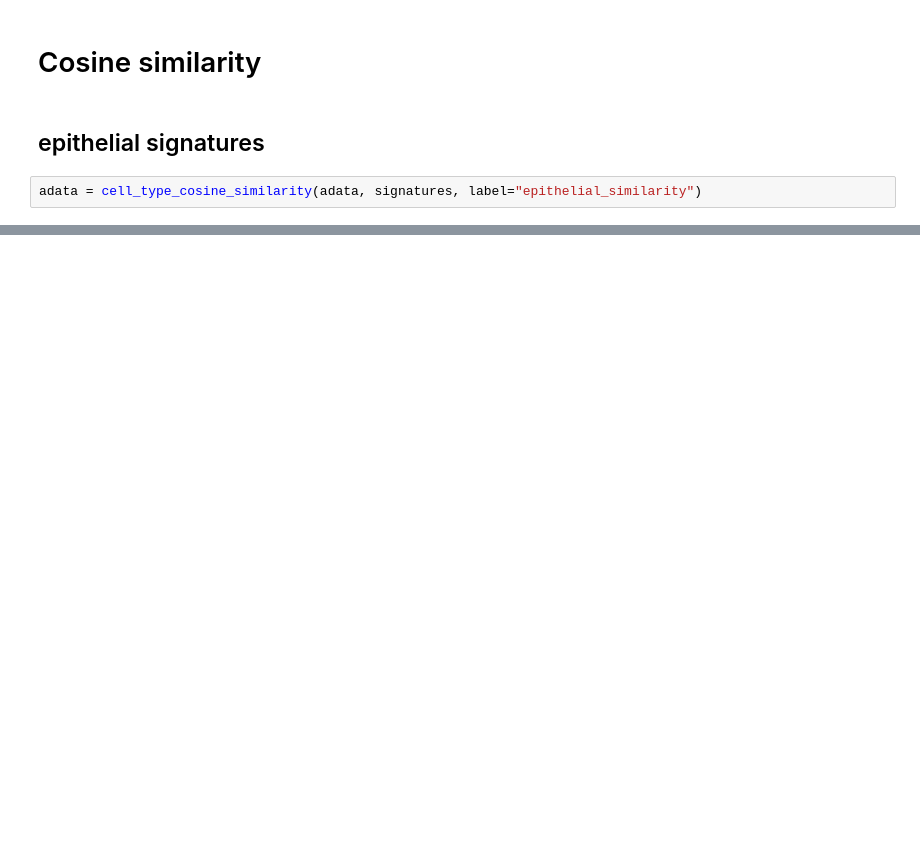
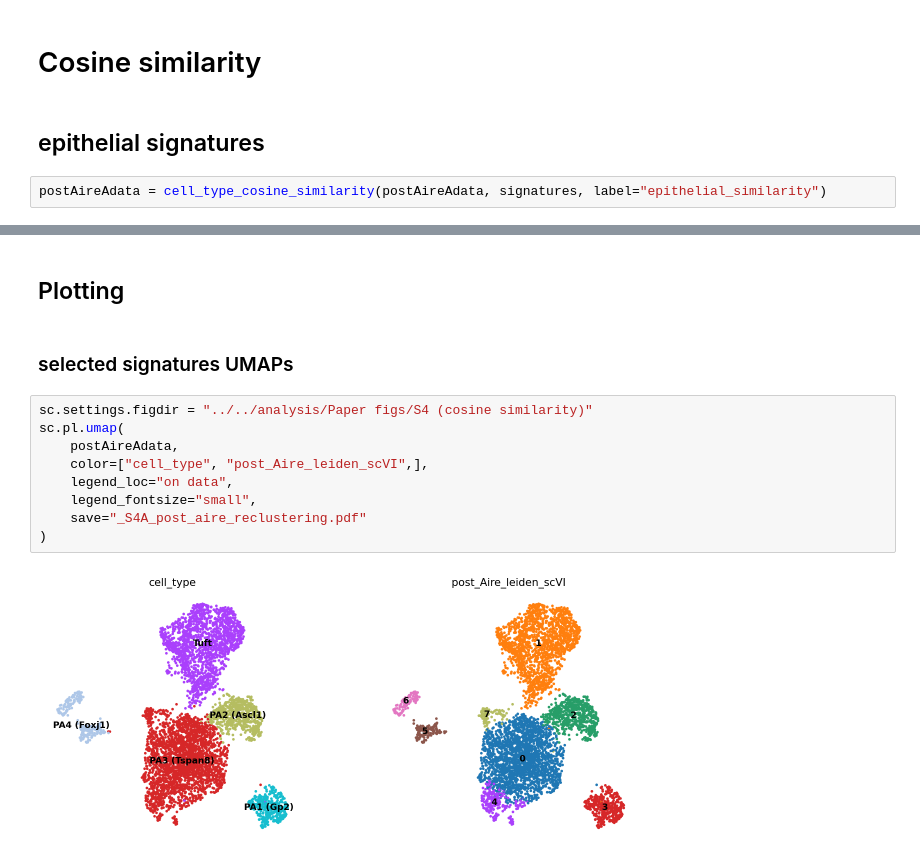
Before and after one commit to j-germino/M-cells, a Jupyter notebook: code/WT_AireKO_Fezf2_thymus/Cosine_similarity.ipynb, the cells around one changed output, grey strips where cells are left out. Drawn from its saved outputs; the diff is of its cells as text; blank space fills up the shorter version.

Commit message:
cosine similarity panels

```diff
--- a/code/WT_AireKO_Fezf2_thymus/Cosine_similarity.ipynb
+++ b/code/WT_AireKO_Fezf2_thymus/Cosine_similarity.ipynb
@@ -97,5 +143,5 @@ def cell_type_cosine_similarity(adata, signatures, scale=True, label="cosine_sim
 # %% [markdown]
 ## epithelial signatures
 # %%
-adata = cell_type_cosine_similarity(adata, signatures, label="epithelial_similarity")
+postAireAdata = cell_type_cosine_similarity(postAireAdata, signatures, label="epithelial_similarity")
 # %% [output]
@@ -122,0 +171,15 @@ Index(['IFE.C_skin.fine_epithelial_similarity',
+# %% [markdown]
+## Plotting
+# %% [markdown]
+### selected signatures UMAPs
+# %%
+sc.settings.figdir = "../../analysis/Paper figs/S4 (cosine similarity)"
+sc.pl.umap(
+    postAireAdata,
+    color=["cell_type", "post_Aire_leiden_scVI",],
+    legend_loc="on data",
+    legend_fontsize="small",
+    save="_S4A_post_aire_reclustering.pdf"
+)
+# %% [output]
+[figure, added]
```
Also changed, not shown: parts of 25 cells of this notebook, 8 other files.
